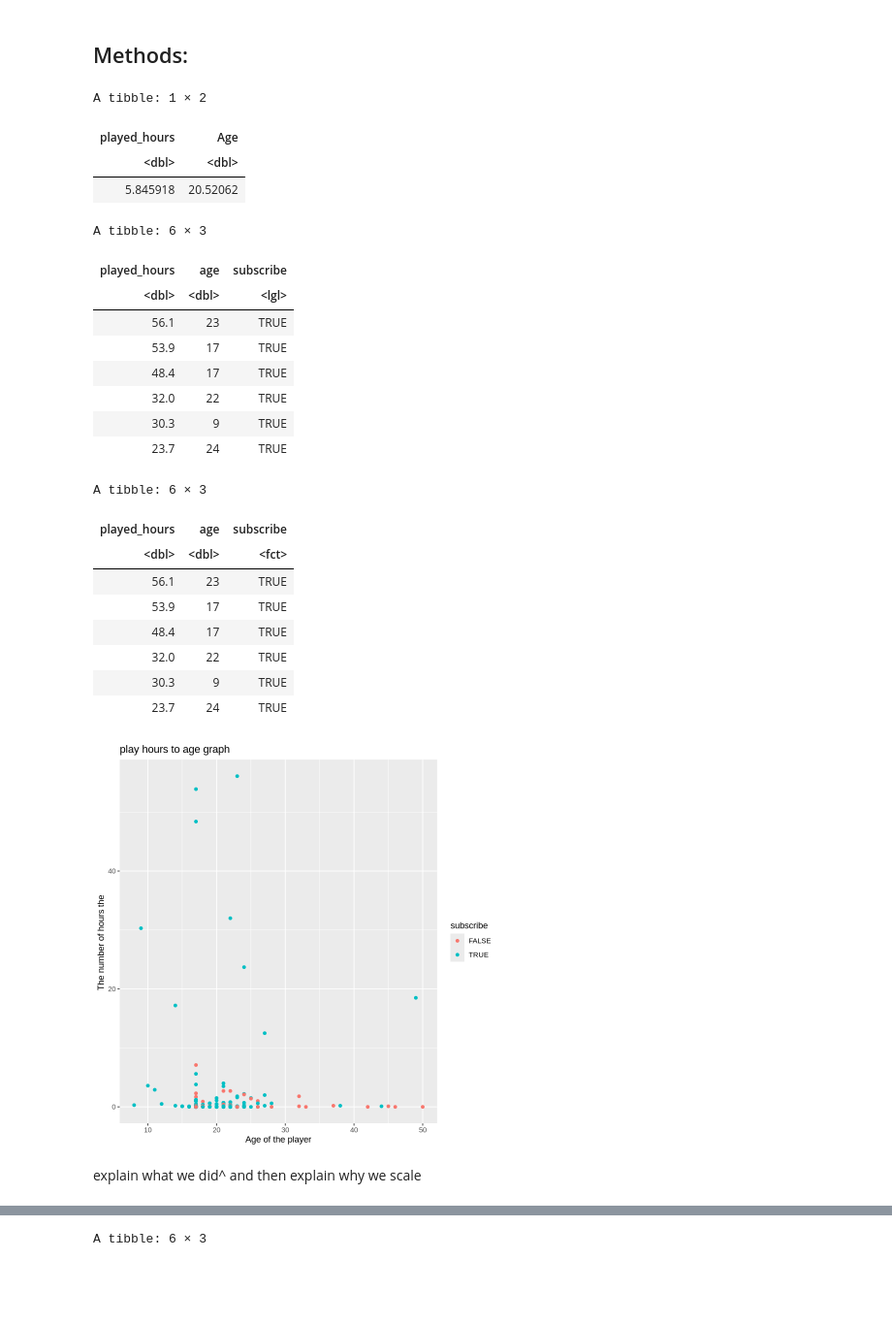
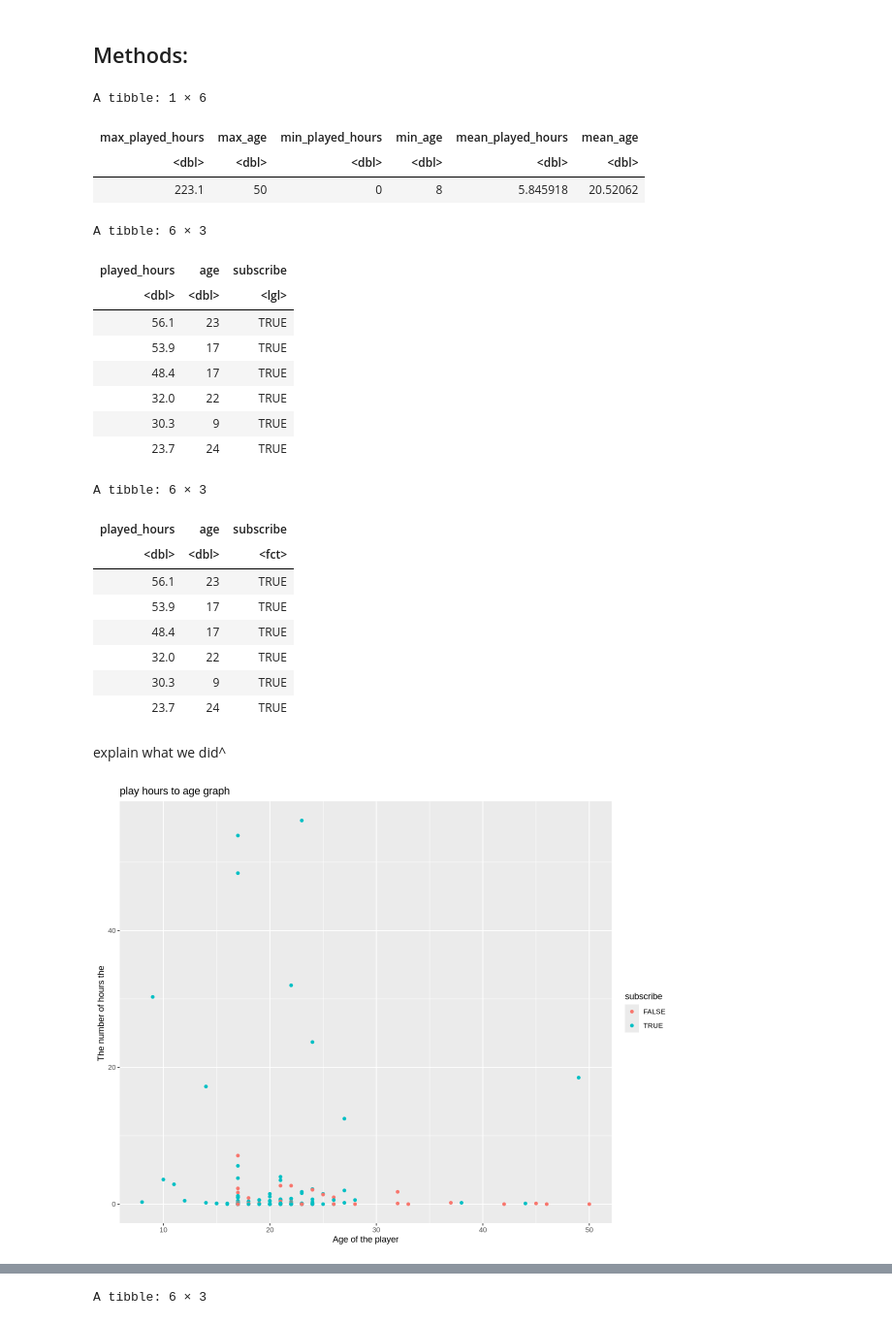
Before and after one commit to lennamh/DSCI100projectfinal, a Jupyter notebook: finalproject.ipynb, the cells around one changed output, grey strips where cells are left out. Shown: that part at 97% size. Saved outputs shown, nothing was run; the diff lists cells and outputs as text; code cells hidden in the pictures; blank space fills up the shorter version.

Commit message:
cleaned it up and put summary of data set code

```diff
--- a/finalproject.ipynb
+++ b/finalproject.ipynb
@@ -32,13 +50,24 @@ A tibble: 6 × 7
 ### Data Description:
 # %% [markdown]
 ## Methods:
+# %%
+#summary of data set values that are relevant for exploratory analysis
+players_values <- players_df |>
+  summarize(
+    max_played_hours = max(played_hours),
+    max_age = max(Age, na.rm = TRUE),
+    min_played_hours = min(played_hours),
+    min_age = min(Age, na.rm = TRUE),
+    mean_played_hours = mean(played_hours),
+    mean_age = mean(Age, na.rm = TRUE))
+
+players_values
+# %% [output]
+A tibble: 1 × 6
+| max_played_hours | max_age | min_played_hours | min_age | mean_played_hours | mean_age |
+| <dbl> | <dbl> | <dbl> | <dbl> | <dbl> | <dbl> |
+| 223.1 | 50 | 0 | 8 | 5.845918 | 20.52062 |
 # %%
-#finding the average values
-players_average_values <- players_df |>
-select(played_hours, Age) |>
-summarize(across(played_hours:Age, mean, na.rm = TRUE))
-players_average_values
-
 #data wrangling
 players_data_new <- players_df|>
 rename(hashed_email = hashedEmail, age = Age) |>
@@ -53,38 +82,35 @@ mutate(subscribe=as_factor(subscribe))
 
 head(players_mutate)
 # %% [output]
-A tibble: 1 × 2
+A tibble: 6 × 3
-| played_hours | Age |
-| <dbl> | <dbl> |
-| 5.845918 | 20.52062 |
+| played_hours | age | subscribe |
+| <dbl> | <dbl> | <lgl> |
+| 56.1 | 23 | TRUE |
+| 53.9 | 17 | TRUE |
+| 48.4 | 17 | TRUE |
+| 32.0 | 22 | TRUE |
+| 30.3 | 9 | TRUE |
+| 23.7 | 24 | TRUE |
 A tibble: 6 × 3
 | played_hours | age | subscribe |
-| <dbl> | <dbl> | <lgl> |
+| <dbl> | <dbl> | <fct> |
 | 56.1 | 23 | TRUE |
 | 53.9 | 17 | TRUE |
 | 48.4 | 17 | TRUE |
 | 32.0 | 22 | TRUE |
 | 30.3 | 9 | TRUE |
 | 23.7 | 24 | TRUE |
-A tibble: 6 × 3
-| played_hours | age | subscribe |
-| <dbl> | <dbl> | <fct> |
-| 56.1 | 23 | TRUE |
-| 53.9 | 17 | TRUE |
-| 48.4 | 17 | TRUE |
-| 32.0 | 22 | TRUE |
-| 30.3 | 9 | TRUE |
-| 23.7 | 24 | TRUE |
-# %%
-hours_to_age_plot <- players_mutate |>
-   ggplot(aes(x = age, y = played_hours, color = subscribe)) +
-       geom_point(alpha = 1) + # Deals with the transparency of the points, set it to an appropiate value
-        xlab("Age of the player") +
-        ylab("The number of hours the ") +
-       ggtitle("play hours to age graph")
-
-hours_to_age_plot
-# %% [output]
-[figure, old version]
 # %% [markdown]
-explain what we did^ and then explain why we scale
+explain what we did^
+# %%
+options(repr.plot.width = 10, repr.plot.height = 8)
+hours_to_age_plot <- players_mutate |>
+   ggplot(aes(x = age, y = played_hours, color = subscribe)) +
+       geom_point(alpha = 1) + # Deals with the transparency of the points, set it to an appropiate value
+        xlab("Age of the player") +
+        ylab("The number of hours the ") +
+       ggtitle("play hours to age graph")
+
+hours_to_age_plot
+# %% [output]
+[figure, new version]
```
Also changed, not shown: parts of 6 cells of this notebook.
